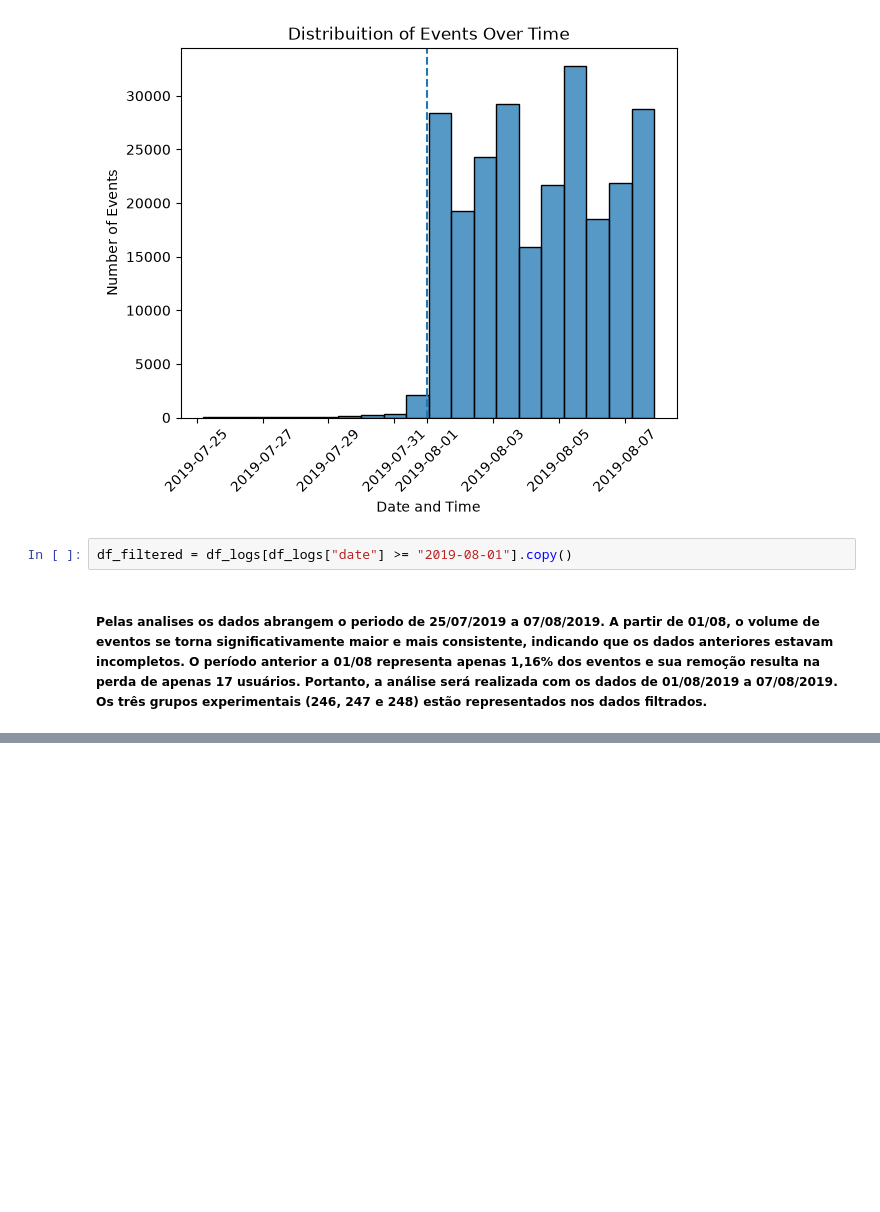
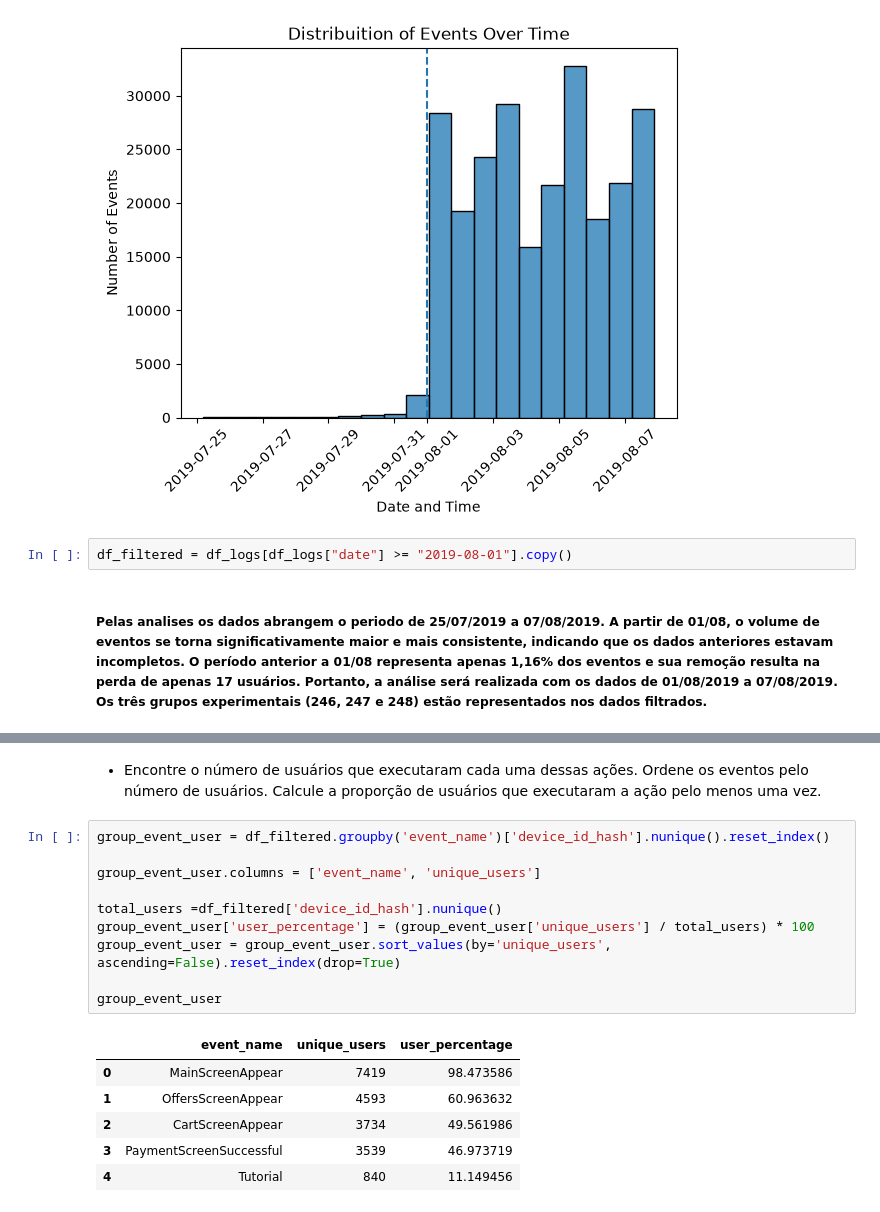
Before and after one commit to thaisCrtn/food-app-funnel-ab-testing-analysis, a Jupyter notebook: notebooks/EDA.ipynb, the cells around one changed output, grey strips where cells are left out. Drawn from its saved outputs; the diff is of its cells as text; blank space fills up the shorter version.

Commit message:
feat: analyze event funnel

```diff
--- a/notebooks/EDA.ipynb
+++ b/notebooks/EDA.ipynb
@@ -268,0 +284,19 @@ df_filtered = df_logs[df_logs["date"] >= "2019-08-01"].copy()
+# %% [markdown]
+- Encontre o número de usuários que executaram cada uma dessas ações. Ordene os eventos pelo número de usuários. Calcule a proporção de usuários que executaram a ação pelo menos uma vez.
+# %%
+group_event_user = df_filtered.groupby('event_name')['device_id_hash'].nunique().reset_index()
+
+group_event_user.columns = ['event_name', 'unique_users']
+
+total_users =df_filtered['device_id_hash'].nunique()
+group_event_user['user_percentage'] = (group_event_user['unique_users'] / total_users) * 100
+group_event_user = group_event_user.sort_values(by='unique_users', ascending=False).reset_index(drop=True)
+
+group_event_user
+# %% [output]
+|  | event_name | unique_users | user_percentage |
+| 0 | MainScreenAppear | 7419 | 98.473586 |
+| 1 | OffersScreenAppear | 4593 | 60.963632 |
+| 2 | CartScreenAppear | 3734 | 49.561986 |
+| 3 | PaymentScreenSuccessful | 3539 | 46.973719 |
+| 4 | Tutorial | 840 | 11.149456 |
```
Also changed, not shown: parts of 3 cells of this notebook.
